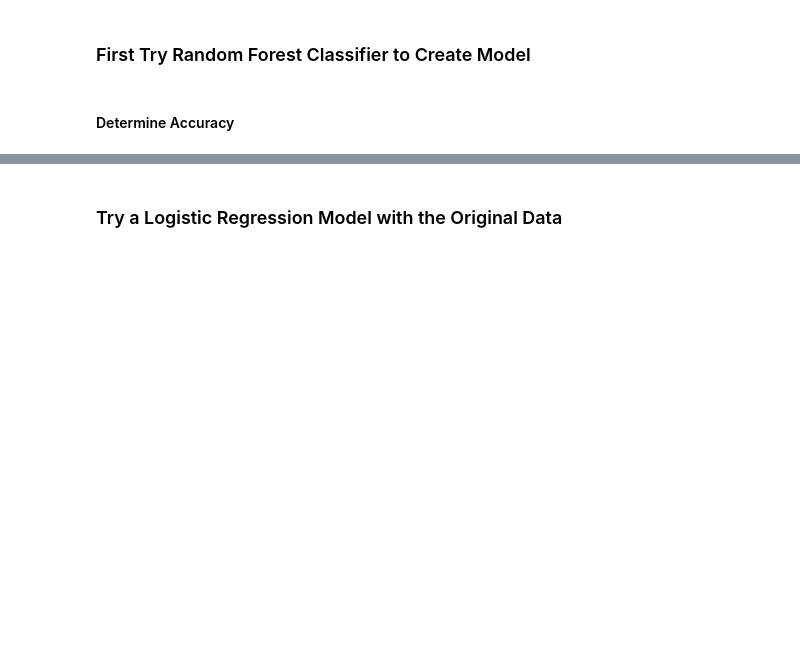
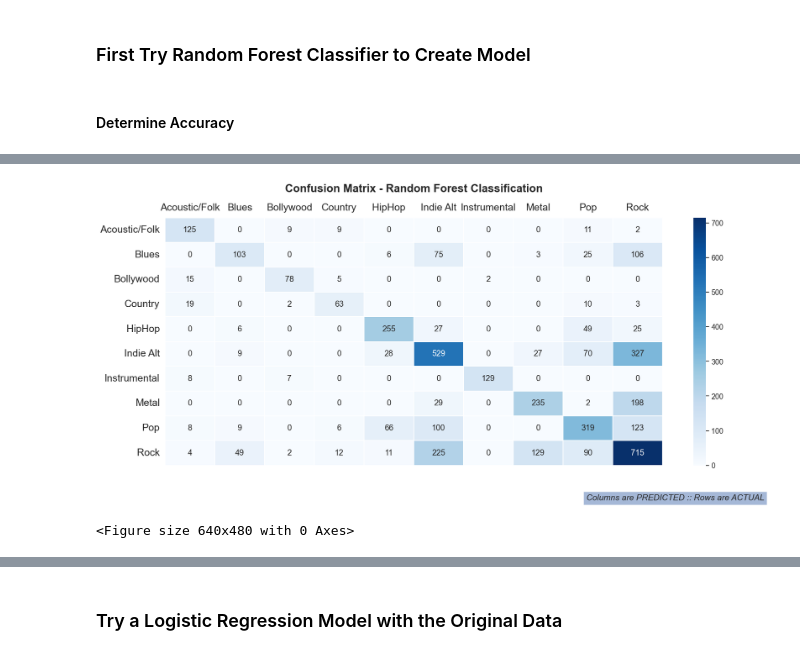
Before and after one commit to tenntully/Project-4_TeamTyrell, a Jupyter notebook: Project4-MusicML-GenrePrediction.ipynb, the cells around one changed output, grey strips where cells are left out. Drawn from its saved outputs; the diff is of its cells as text; code cells hidden in the pictures; blank space fills up the shorter version.

```diff
--- a/Project4-MusicML-GenrePrediction.ipynb
+++ b/Project4-MusicML-GenrePrediction.ipynb
@@ -157,3 +160,18 @@ rfConfusionDF
+# %%
+# Plot heatmap for confusion matrix
+plt.figure(figsize=(20,8))
+plt.title(f"Confusion Matrix - Random Forest Classification", fontsize=20, weight = 'bold', pad=20)
+
+sns.heatmap(rfConfusionDF, cmap ='Blues', linewidths = 0.30, annot = True, fmt='.0f')
+sns.set(font_scale=1.2)
+plt.tick_params(axis='both', which='major', labelsize=18, labelbottom = False, bottom=False, top = False, labeltop=True)
+plt.figtext(.65, 0.001, "Columns are PREDICTED :: Rows are ACTUAL", fontsize=15, style = 'italic', bbox={"alpha":0.5, "pad":5})
+
+plt.show()
+plt.tight_layout()
+# %% [output]
+[figure, added]
+<Figure size 640x480 with 0 Axes>
 # %%
 # classification report
 print(classification_report(y_test, predictedValues))
```
Also changed, not shown: parts of 31 cells of this notebook.
